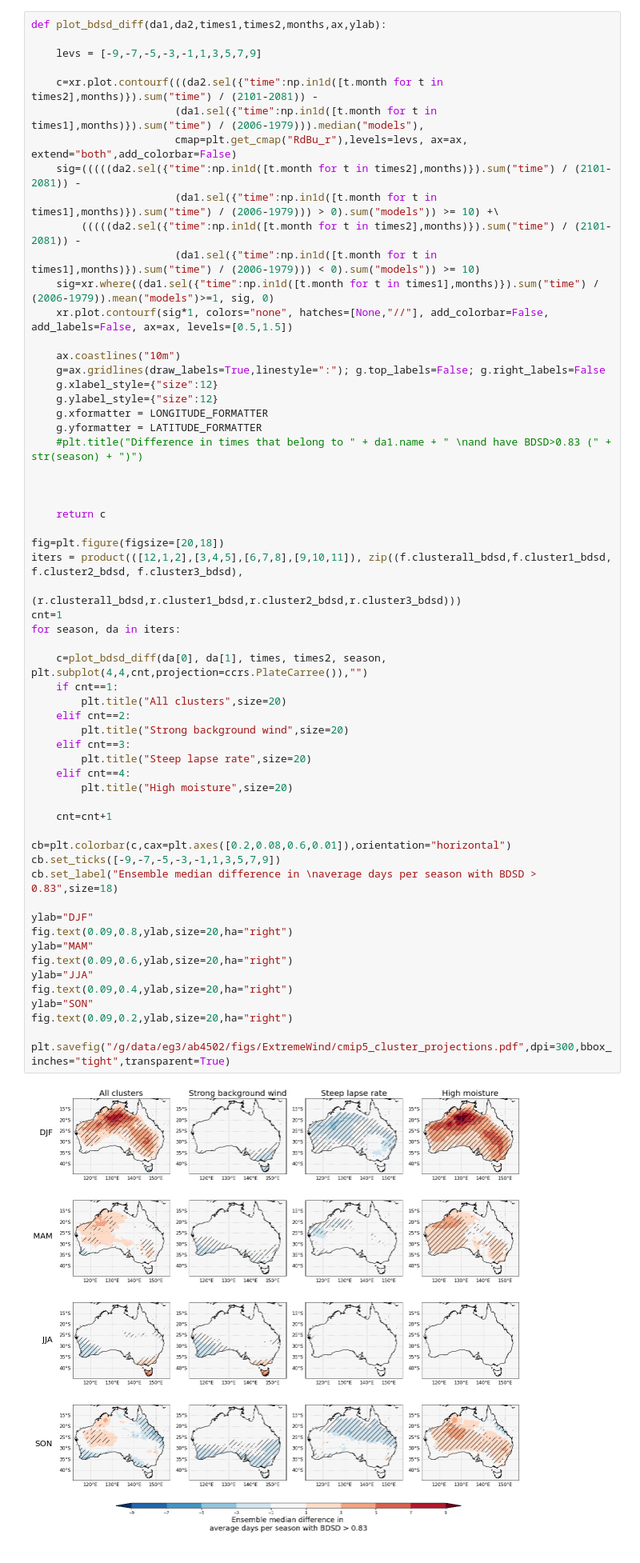
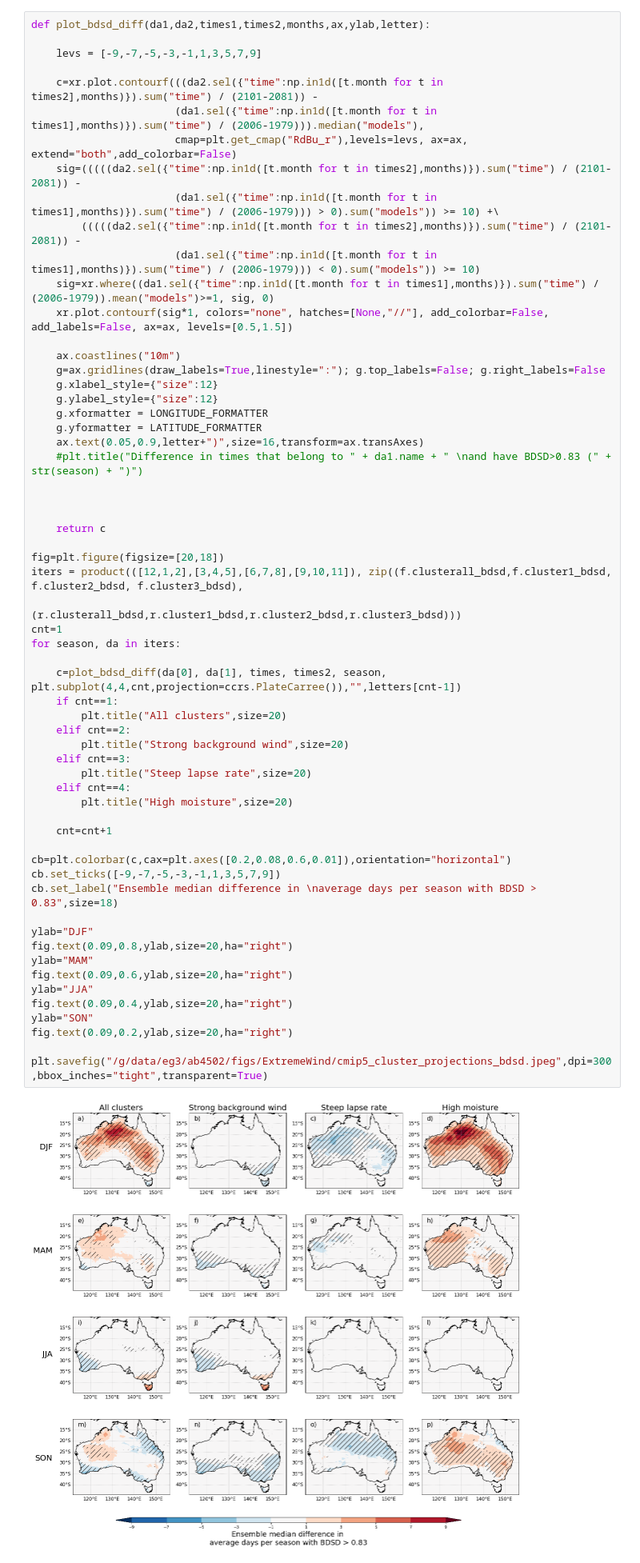
Before and after one commit to andrewbrown31/tint_processing, a Jupyter notebook: systematic_analysis/cmip_clustering.ipynb, the cells around one changed output. Shown at 80% size. Drawn from its saved outputs; the diff is of its cells as text.

```diff
--- a/systematic_analysis/cmip_clustering.ipynb
+++ b/systematic_analysis/cmip_clustering.ipynb
@@ -165,5 +220,5 @@ for season, da in iters:
 # %%
-def plot_bdsd_diff(da1,da2,times1,times2,months,ax,ylab):
+def plot_bdsd_diff(da1,da2,times1,times2,months,ax,ylab,letter):
 
     levs = [-9,-7,-5,-3,-1,1,3,5,7,9]
 
@@ -183,6 +238,7 @@ def plot_bdsd_diff(da1,da2,times1,times2,months,ax,ylab):
     g.ylabel_style={"size":12}
     g.xformatter = LONGITUDE_FORMATTER
     g.yformatter = LATITUDE_FORMATTER
+    ax.text(0.05,0.9,letter+")",size=16,transform=ax.transAxes)
     #plt.title("Difference in times that belong to " + da1.name + " \nand have BDSD>0.83 (" + str(season) + ")")
 
 
@@ -193,34 +249,34 @@ fig=plt.figure(figsize=[20,18])
 iters = product(([12,1,2],[3,4,5],[6,7,8],[9,10,11]), zip((f.clusterall_bdsd,f.cluster1_bdsd, f.cluster2_bdsd, f.cluster3_bdsd),
                                                           (r.clusterall_bdsd,r.cluster1_bdsd,r.cluster2_bdsd,r.cluster3_bdsd)))
 cnt=1
 for season, da in iters:
 
-    c=plot_bdsd_diff(da[0], da[1], times, times2, season, plt.subplot(4,4,cnt,projection=ccrs.PlateCarree()),"")
+    c=plot_bdsd_diff(da[0], da[1], times, times2, season, plt.subplot(4,4,cnt,projection=ccrs.PlateCarree()),"",letters[cnt-1])
     if cnt==1:
         plt.title("All clusters",size=20)
     elif cnt==2:
         plt.title("Strong background wind",size=20)
     elif cnt==3:
         plt.title("Steep lapse rate",size=20)
     elif cnt==4:
         plt.title("High moisture",size=20)
 
     cnt=cnt+1
 
 cb=plt.colorbar(c,cax=plt.axes([0.2,0.08,0.6,0.01]),orientation="horizontal")
 cb.set_ticks([-9,-7,-5,-3,-1,1,3,5,7,9])
 cb.set_label("Ensemble median difference in \naverage days per season with BDSD > 0.83",size=18)
 
 ylab="DJF"
 fig.text(0.09,0.8,ylab,size=20,ha="right")
 ylab="MAM"
 fig.text(0.09,0.6,ylab,size=20,ha="right")
 ylab="JJA"
 fig.text(0.09,0.4,ylab,size=20,ha="right")
 ylab="SON"
 fig.text(0.09,0.2,ylab,size=20,ha="right")
 
-plt.savefig("/g/data/eg3/ab4502/figs/ExtremeWind/cmip5_cluster_projections.pdf",dpi=300,bbox_inches="tight",transparent=True)
+plt.savefig("/g/data/eg3/ab4502/figs/ExtremeWind/cmip5_cluster_projections_bdsd.jpeg",dpi=300,bbox_inches="tight",transparent=True)
 # %% [output]
-[figure, old version]
+[figure, new version]
 # %%
```
Also changed, not shown: parts of 4 cells of this notebook, 21 other files.
